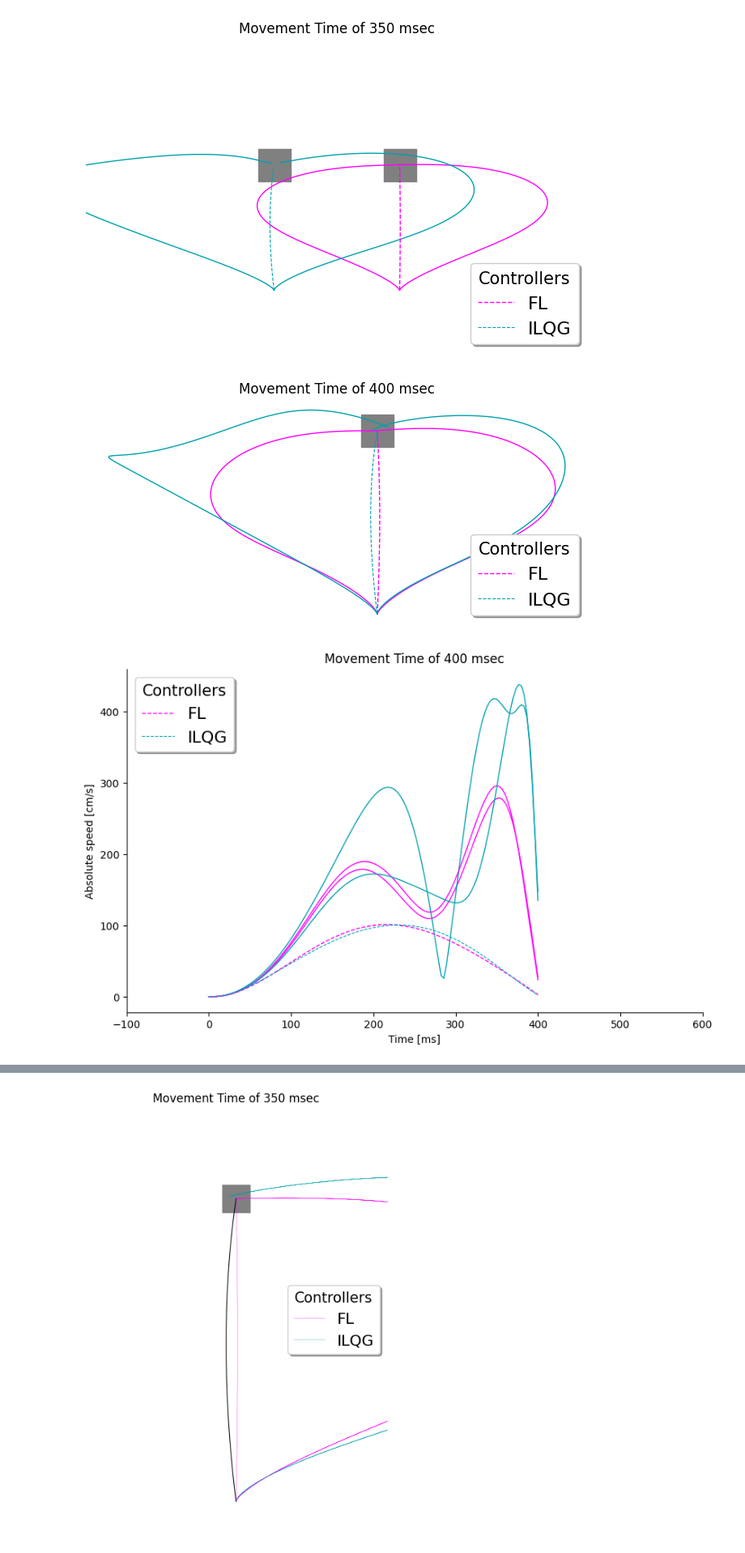
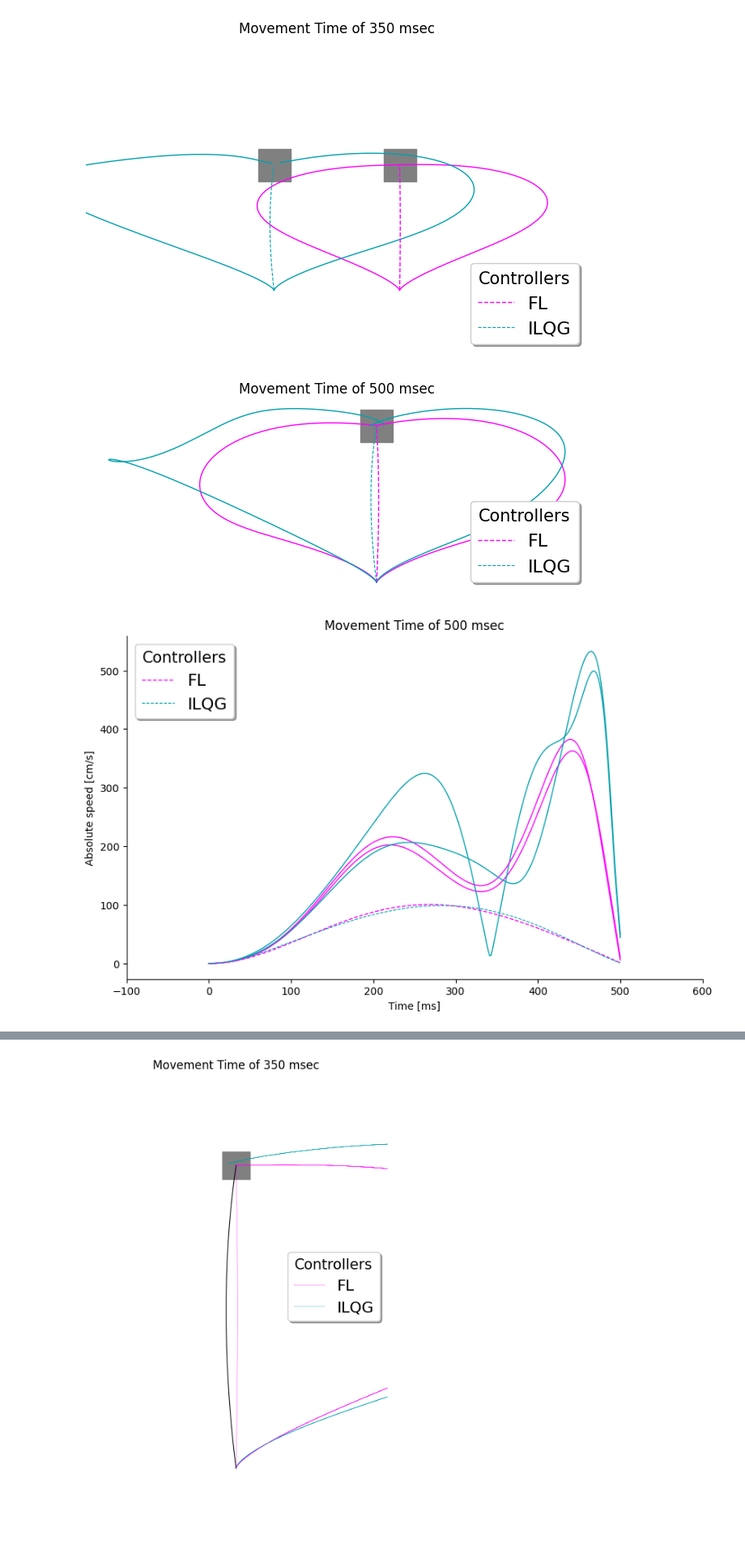
Before and after one commit to AlexandreThy/PhD, a Jupyter notebook: CurrentParts/ILQGvsFL.ipynb, the cells around one changed output, grey strips where cells are left out. Shown at 81% size. Saved outputs shown, nothing was run; the diff lists cells and outputs as text; code cells hidden in the pictures; blank space fills up the shorter version.

```diff
--- a/CurrentParts/ILQGvsFL.ipynb
+++ b/CurrentParts/ILQGvsFL.ipynb
@@ -524,7 +524,7 @@ from Controllers.ILQGController import *
 
 start = np.array([0,30])
 d = 20
-Duration = [.4]
+Duration = [.5]
 Niter = [100]
 fig,ax = plt.subplots(1,len(Duration),figsize=(8, 8))
 for N in range(1):
@@ -538,9 +538,9 @@ for N in range(1):
             plt.subplot(1,len(Duration),k+1)
             end = start + np.array([d*cos(angles),d*sin(angles)])
             plt.axis("equal")
-            X,Y=Feedback_Linearization(Duration[k],starting_point=start,targets=end,Num_iter=120,Activate_Noise=False,AdditionalDynamics=activated_ff(10,side = "Left"),Delay = 0,plot = False)
+            X,Y=Feedback_Linearization(Duration[k],starting_point=start,targets=end,Num_iter=300,Activate_Noise=False,AdditionalDynamics=activated_ff(10,side = "Left"),Delay = 0,plot = False)
             plt.plot(X,Y,color = color1,linewidth = 1,label = "FL")
-            X,Y,_,x=ILQG(Duration[k],start=start,targets=end,K=120,Noise=False,r1 = 1e-5,w1 = 1000, w2 = 1,Variance=1e-3,Feedback=True,FF =True)
+            X,Y,_,x=ILQG(Duration[k],start=start,targets=end,K=300,Noise=False,r1 = 1e-4,w1 = 1000, w2 = 1,Variance=1e-3,Feedback=True,FF =True)
             plt.plot(X,Y,color = color2,linewidth = 1,label = "ILQG")
             plt.title("Movement Time of "+str(int(Duration[k]*1000))+" msec")
             #plt.scatter([end[0]],[end[1]],color = "white",s = 400)
@@ -572,9 +572,9 @@ for N in range(1):
             plt.subplot(1,len(Duration),k+1)
             end = start + np.array([d*cos(angles),d*sin(angles)])
             plt.axis("equal")
-            X,Y=Feedback_Linearization(Duration[k],starting_point=start,targets=end,Num_iter=120,Activate_Noise=False,AdditionalDynamics=activated_ff(10,side = "Right"),Delay = 0,plot = False)
+            X,Y=Feedback_Linearization(Duration[k],starting_point=start,targets=end,Num_iter=300,Activate_Noise=False,AdditionalDynamics=activated_ff(10,side = "Right"),Delay = 0,plot = False)
             plt.plot(X,Y,color = color1,linewidth = 1,label = "FL")
-            X,Y,_,x=ILQG(Duration[k],start=start,targets=end,K=120,Noise=False,r1 = 1e-5,w1 = 1000, w2 = 1,Variance=1e-3,Feedback=True,FF =True,Side = "Right")
+            X,Y,_,x=ILQG(Duration[k],start=start,targets=end,K=300,Noise=False,r1 = 1e-4,w1 = 1000, w2 = 1,Variance=1e-3,Feedback=True,FF =True,Side = "Right")
             plt.plot(X,Y,color = color2,linewidth = 1,label = "ILQG")
             plt.title("Movement Time of "+str(int(Duration[k]*1000))+" msec")
             #plt.scatter([end[0]],[end[1]],color = "white",s = 400)
@@ -590,9 +590,9 @@ for N in range(1):
 
 #plt.savefig("VarFF.pdf",dpi = 200)
 ax.set_aspect('equal', adjustable='box')
-#X,Y,_,x=ILQG(.35,start=start,targets=end,K=120,Noise=False,r1 = 1e-4,w1 = 1000, w2 = 1)
+#X,Y,_,x=ILQG(.35,start=start,targets=end,K=300,Noise=False,r1 = 1e-4,w1 = 1000, w2 = 1)
 #plt.plot(X,Y,color = color2,linewidth = 1,linestyle = "--")
-X,Y=Feedback_Linearization(Duration[k],starting_point=start,targets=end,Num_iter=120,Activate_Noise=False,Delay = 0,plot = False)
+X,Y=Feedback_Linearization(Duration[k],starting_point=start,targets=end,Num_iter=300,Activate_Noise=False,Delay = 0,plot = False)
 plt.plot(X,Y,color = color1,linewidth = 1,label = "FL",linestyle = "--")
 plt.title("Movement Time of "+str(int(Duration[k]*1000))+" msec")
 #plt.scatter([end[0]],[end[1]],color = "white",s = 400)
@@ -602,7 +602,7 @@ MultipleLabel(side = "lower right")
 plt.show()
 fig,ax = plt.subplots(1,len(Duration),figsize=(10, 6))
 
-time = np.linspace(0,int(Duration[0]*1000),120)
+time = np.linspace(0,int(Duration[0]*1000),300)
 Niter = [100]
 
 for N in range(1):
@@ -615,10 +615,10 @@ for N in range(1):
             color1,color2,color3 = colorlist1[i],colorlist2[i],colorlist3[i]
             plt.subplot(1,len(Duration),k+1)
             end = start + np.array([d*cos(angles),d*sin(angles)])
-            X,Y=Feedback_Linearization(Duration[k],starting_point=start,targets=end,Num_iter=120,Activate_Noise=False,AdditionalDynamics=activated_ff(10,side = "Left"),Delay = 0,plot = False)
-            plt.plot(time,Compute_Cartesian_Speed(X,Y,.35/120),color = color1,linewidth = 1,label = "FL")
-            X,Y,_,x=ILQG(Duration[k],start=start,targets=end,K=120,Noise=False,r1 = 1e-5,w1 = 1000, w2 = 1,Variance=1e-3,Feedback=True,FF =True)
-            plt.plot(time,Compute_Cartesian_Speed(X,Y,.35/120),color = color2,linewidth = 1,label = "ILQG")
+            X,Y=Feedback_Linearization(Duration[k],starting_point=start,targets=end,Num_iter=300,Activate_Noise=False,AdditionalDynamics=activated_ff(10,side = "Left"),Delay = 0,plot = False)
+            plt.plot(time,Compute_Cartesian_Speed(X,Y,.35/300),color = color1,linewidth = 1,label = "FL")
+            X,Y,_,x=ILQG(Duration[k],start=start,targets=end,K=300,Noise=False,r1 = 1e-5,w1 = 1000, w2 = 1,Variance=1e-3,Feedback=True,FF =True)
+            plt.plot(time,Compute_Cartesian_Speed(X,Y,.35/300),color = color2,linewidth = 1,label = "ILQG")
             plt.title("Movement Time of "+str(int(Duration[k]*1000))+" msec")
             #plt.scatter([end[0]],[end[1]],color = "white",s = 400)
             #X,Y,_,x=ILQG(Duration[k],start=start,targets=end,plot = False,K=60,Delay = 0,Noise=True,Variance=1e-4*4,r1 = 1e-4,w1 = 100, w2 = 1,Feedback=True)
@@ -637,41 +637,41 @@ for N in range(1):
         # Plot results
     for k in range(len(Duration)):
         colorlist1 = get_colors_from_colormap(20,"spring")[:8]
         colorlist2 = get_colors_from_colormap(20,"winter")[-8:]
         colorlist3 = get_colors_from_colormap(20,"copper")[-8:]
         for i,angles in enumerate(np.array([pi/2])):
             color1,color2,color3 = colorlist1[i],colorlist2[i],colorlist3[i]
             plt.subplot(1,len(Duration),k+1)
             end = start + np.array([d*cos(angles),d*sin(angles)])
-            X,Y=Feedback_Linearization(Duration[k],starting_point=start,targets=end,Num_iter=120,Activate_Noise=False,AdditionalDynamics=activated_ff(10,side = "Right"),Delay = 0,plot = False)
-            plt.plot(time,Compute_Cartesian_Speed(X,Y,.35/120),color = color1,linewidth = 1,label = "FL")
-            X,Y,_,x=ILQG(Duration[k],start=start,targets=end,K=120,Noise=False,r1 = 1e-5,w1 = 1000, w2 = 1,Variance=1e-3,Feedback=True,FF =True,Side = "Right")
-            plt.plot(time,Compute_Cartesian_Speed(X,Y,.35/120),color = color2,linewidth = 1,label = "ILQG")
+            X,Y=Feedback_Linearization(Duration[k],starting_point=start,targets=end,Num_iter=300,Activate_Noise=False,AdditionalDynamics=activated_ff(10,side = "Right"),Delay = 0,plot = False)
+            plt.plot(time,Compute_Cartesian_Speed(X,Y,.35/300),color = color1,linewidth = 1,label = "FL")
+            X,Y,_,x=ILQG(Duration[k],start=start,targets=end,K=300,Noise=False,r1 = 1e-5,w1 = 1000, w2 = 1,Variance=1e-3,Feedback=True,FF =True,Side = "Right")
+            plt.plot(time,Compute_Cartesian_Speed(X,Y,.35/300),color = color2,linewidth = 1,label = "ILQG")
             plt.title("Movement Time of "+str(int(Duration[k]*1000))+" msec")
             #plt.scatter([end[0]],[end[1]],color = "white",s = 400)
             #X,Y,_,x=ILQG(Duration[k],start=start,targets=end,plot = False,K=60,Delay = 0,Noise=True,Variance=1e-4*4,r1 = 1e-4,w1 = 100, w2 = 1,Feedback=True)
             #plt.plot(X+10,Y,color = color2,linewidth = .3,label = "ILQG")
             #X,Y,_,x=BestLQG(Duration[k],starting_point=start,targets=end,plot = False,Num_iter=Niter[k],Delay = .06,Activate_Noise=True)
             #plt.plot(X+20,Y,color = color3,linewidth = .3,label = "DLQG")
             #plt.scatter([end[0]+20],[end[1]],color = "grey",s = 800,marker = "s")
 
     delete_axis(ax,sides = ["top","right"])
         #if k == 0: add_scale_cm(-4,31,5,fontsize =25)
 
 
-#X,Y,_,x=ILQG(.35,start=start,targets=end,K=120,Noise=False,r1 = 1e-4,w1 = 1000, w2 = 1)
+#X,Y,_,x=ILQG(.35,start=start,targets=end,K=300,Noise=False,r1 = 1e-4,w1 = 1000, w2 = 1)
 #plt.plot(X,Y,color = color2,linewidth = 1,linestyle = "--")
-X,Y=Feedback_Linearization(Duration[k],starting_point=start,targets=end,Num_iter=120,Activate_Noise=False,Delay = 0,plot = False)
-plt.plot(time,Compute_Cartesian_Speed(X,Y,.35/120),color = color1,linewidth = 1,label = "FL",linestyle = "--")
+X,Y=Feedback_Linearization(Duration[k],starting_point=start,targets=end,Num_iter=300,Activate_Noise=False,Delay = 0,plot = False)
+plt.plot(time,Compute_Cartesian_Speed(X,Y,.35/300),color = color1,linewidth = 1,label = "FL",linestyle = "--")
 plt.title("Movement Time of "+str(int(Duration[k]*1000))+" msec")
 #plt.scatter([end[0]],[end[1]],color = "white",s = 400)
-X,Y,_,x=ILQG(Duration[k],start=start,targets=end,K=120,Delay = 0,Noise=False,Variance=1e-4*4,r1 = 1e-4,w1 = 10, w2 = 1)
-plt.plot(time,Compute_Cartesian_Speed(X,Y,.35/120),color = color2,linewidth = .8,label = "ILQG",linestyle = "--")
+X,Y,_,x=ILQG(Duration[k],start=start,targets=end,K=300,Delay = 0,Noise=False,Variance=1e-4*4,r1 = 1e-4,w1 = 10, w2 = 1)
+plt.plot(time,Compute_Cartesian_Speed(X,Y,.35/300),color = color2,linewidth = .8,label = "ILQG",linestyle = "--")
 MultipleLabel(side = "upper left")
 plt.xlabel("Time [ms]")
 plt.xlim(-100,600)
 plt.ylabel("Absolute speed [cm/s]")
 plt.show()
 # %% [output]
-[figure, old version]
+[figure, new version]
-[figure, old version]
+[figure, new version]
```
Also changed, not shown: parts of 1 cell of this notebook, 2 other files.
